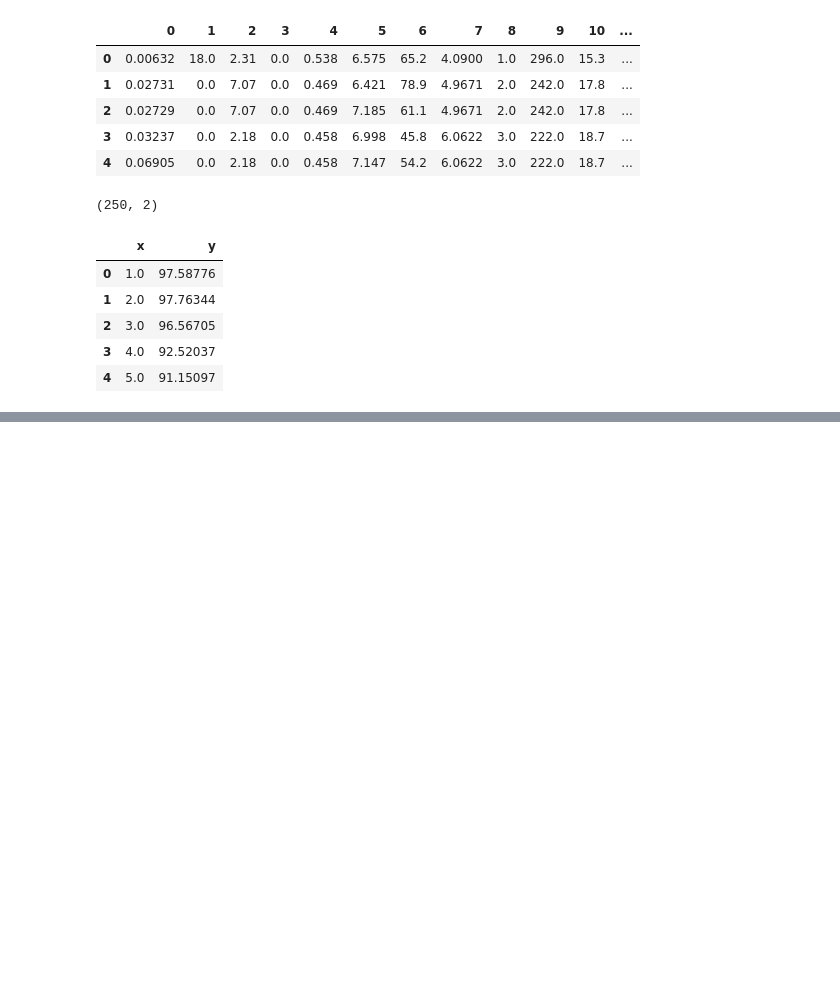
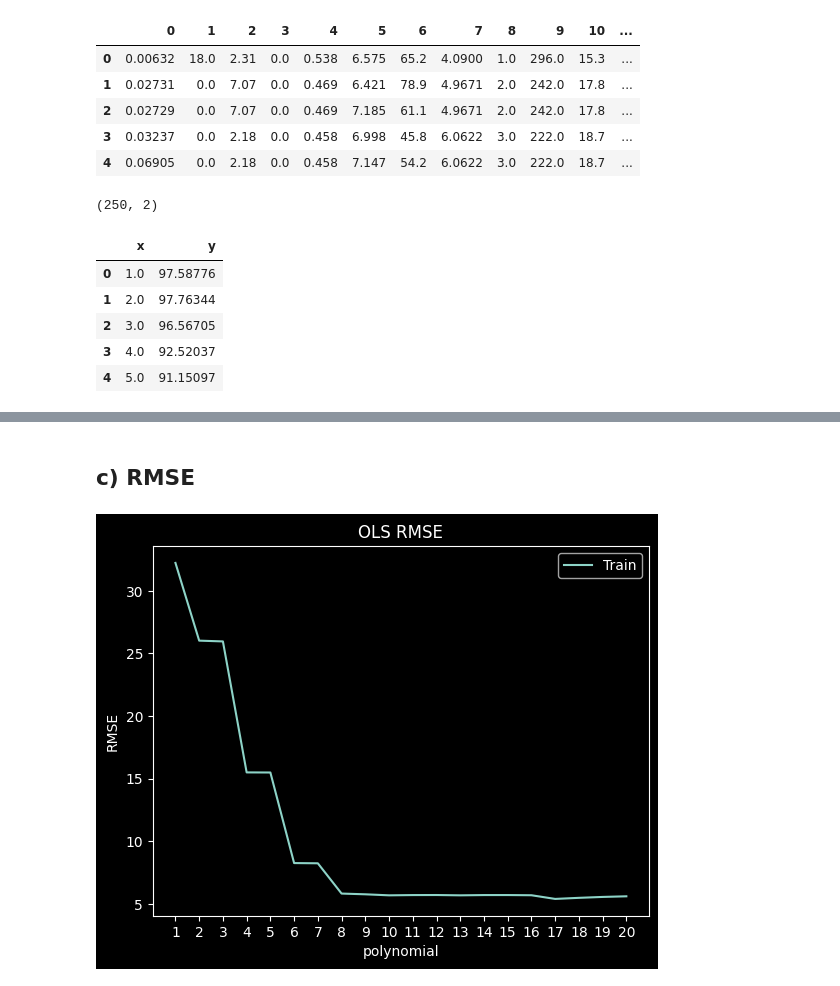
Before and after one commit to viniciuspxc/Reconhecimento_de_Padroes, a Jupyter notebook: Listas/Lista 2/Lista 02.ipynb, the cells around one changed output, grey strips where cells are left out. Drawn from its saved outputs; the diff is of its cells as text; code cells hidden in the pictures; blank space fills up the shorter version.

```diff
--- a/Listas/Lista 2/Lista 02.ipynb
+++ b/Listas/Lista 2/Lista 02.ipynb
@@ -155,0 +242,13 @@ df_iris.head()
+# %% [markdown]
+## c) RMSE
+# %%
+x_axis = range(1, len(rmse_train) + 1)
+plt.plot(x_axis, rmse_train, label="Train")
+plt.xlabel('polynomial')
+plt.xticks(x_axis)
+plt.ylabel('RMSE')
+plt.title("OLS RMSE")
+plt.legend()
+plt.show()
+# %% [output]
+[figure, added]
```
Also changed, not shown: parts of 42 cells of this notebook.
